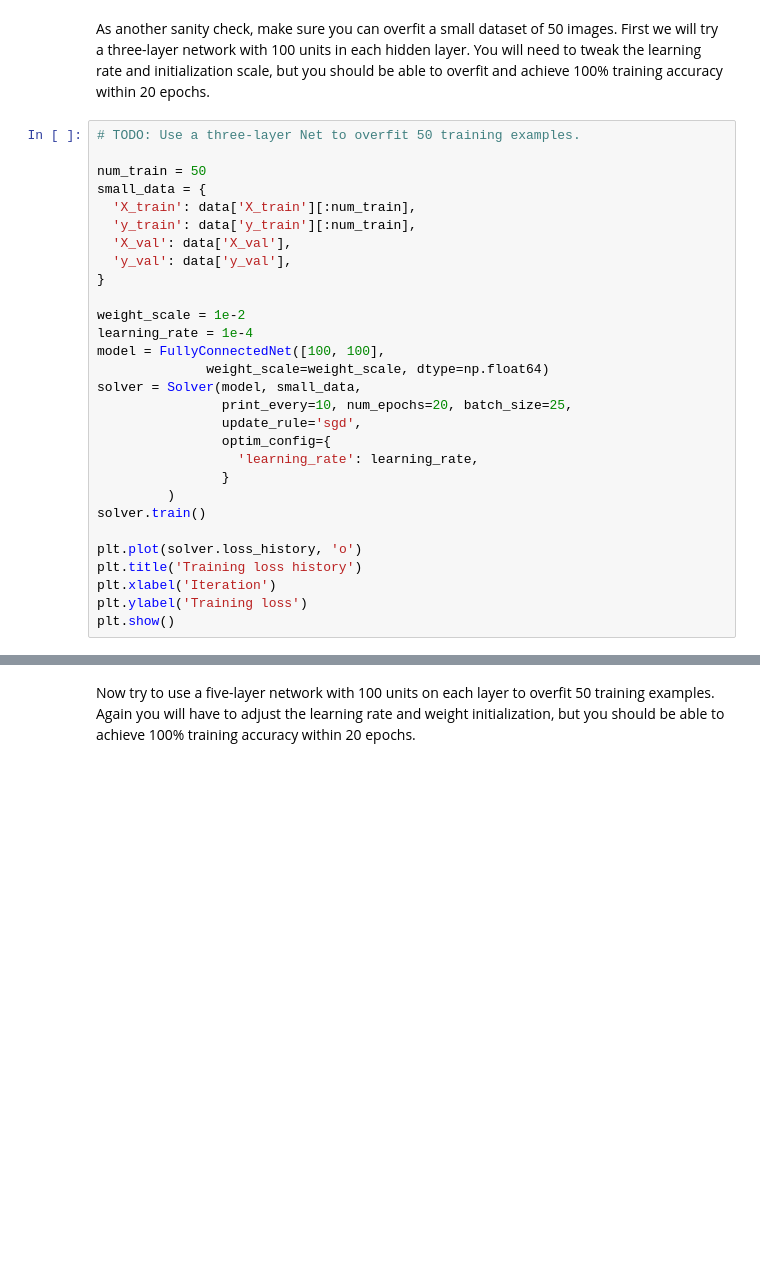
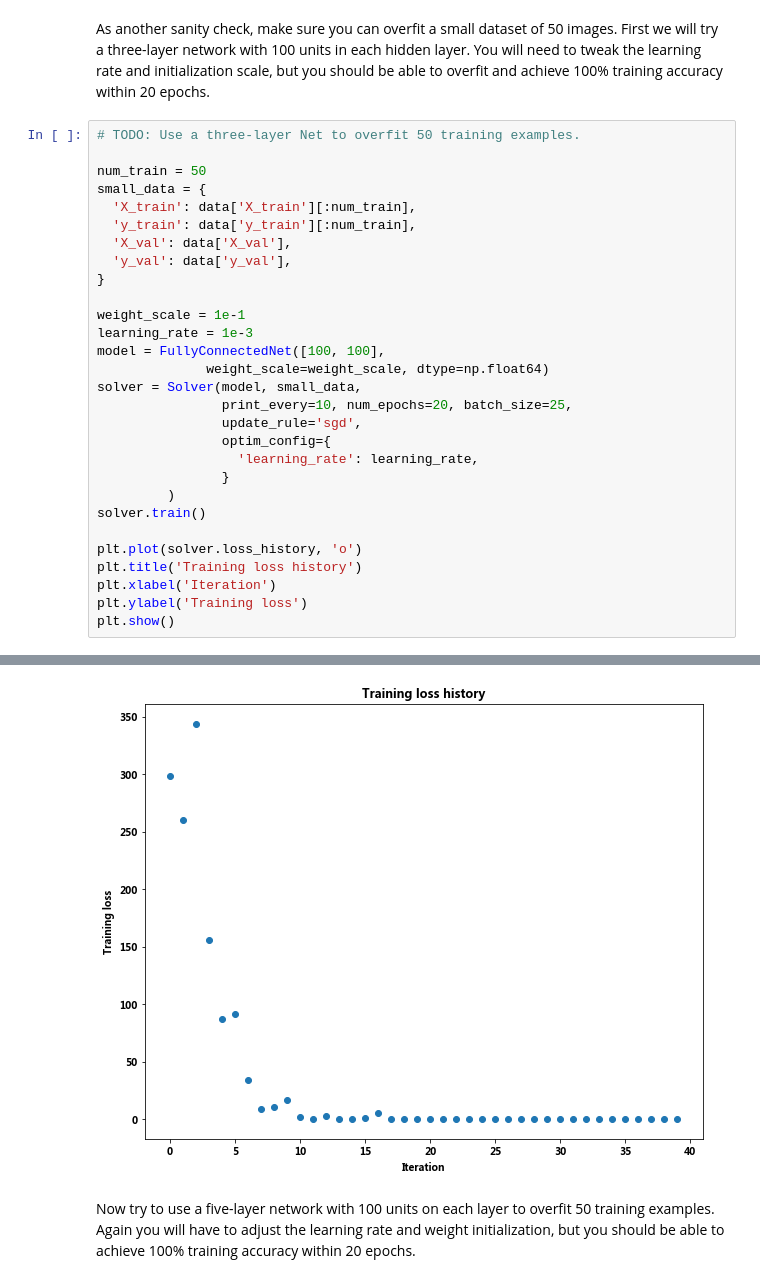
Before and after one commit to RochaC/cs231n-2017, a Jupyter notebook: assignment2/FullyConnectedNets.ipynb, the cells around one changed output, grey strips where cells are left out. Saved outputs shown, nothing was run; the diff lists cells and outputs as text; blank space fills up the shorter version.

```diff
--- a/assignment2/FullyConnectedNets.ipynb
+++ b/assignment2/FullyConnectedNets.ipynb
@@ -448,8 +448,8 @@ small_data = {
   'y_val': data['y_val'],
 }
 
-weight_scale = 1e-2
-learning_rate = 1e-4
+weight_scale = 1e-1
+learning_rate = 1e-3
 model = FullyConnectedNet([100, 100],
               weight_scale=weight_scale, dtype=np.float64)
 solver = Solver(model, small_data,
@@ -466,3 +466,4 @@ plt.title('Training loss history')
 plt.xlabel('Iteration')
 plt.ylabel('Training loss')
 plt.show()
+# %% [output]
@@ -469,3 +487,4 @@ plt.show()
+[figure, added]
 # %% [markdown]
 Now try to use a five-layer network with 100 units on each layer to overfit 50 training examples. Again you will have to adjust the learning rate and weight initialization, but you should be able to achieve 100% training accuracy within 20 epochs.
 # %%
```
Also changed, not shown: parts of 8 cells of this notebook, 1 other file.
